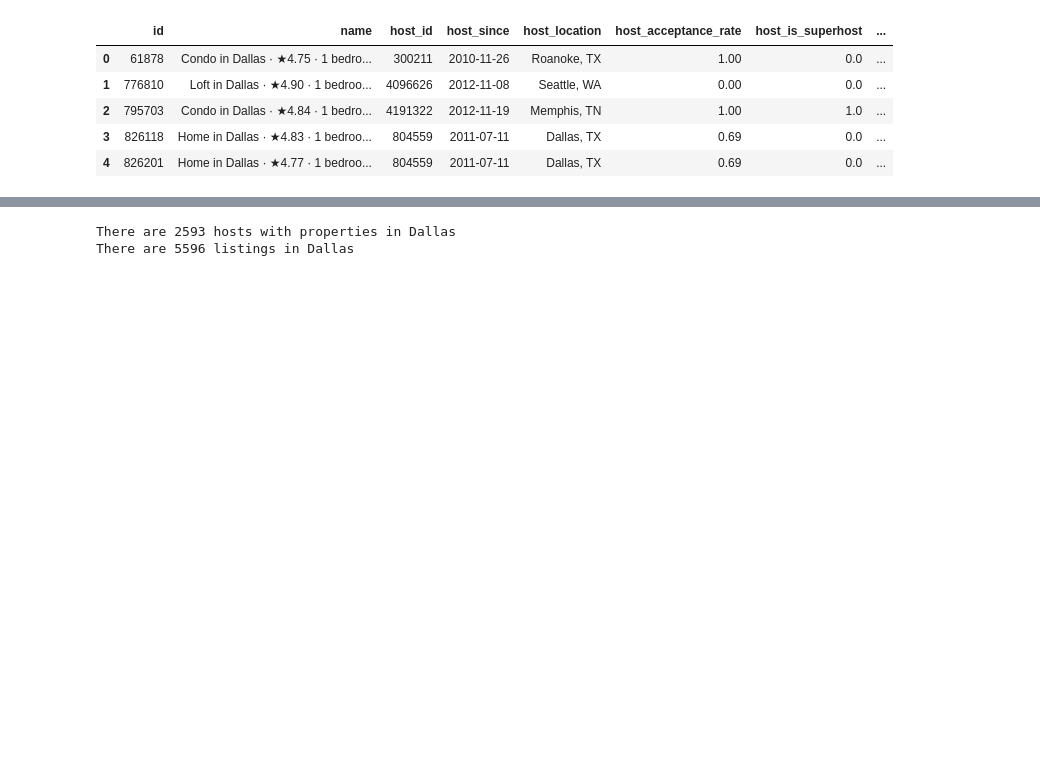
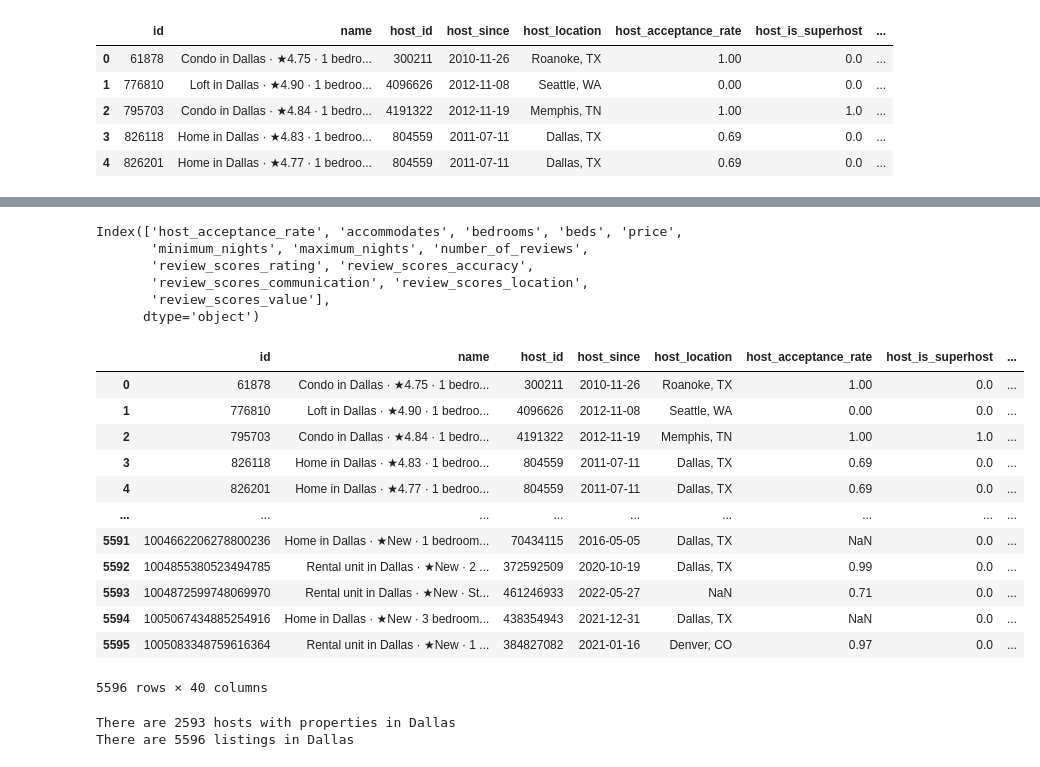
Before and after one commit to landon-g/PortfolioProjects, a Jupyter notebook: Airbnb Data.ipynb, the cells around one changed output, grey strips where cells are left out. Saved outputs shown, nothing was run; the diff lists cells and outputs as text; code cells hidden in the pictures; blank space fills up the shorter version.

Commit message:
Update Airbnb Data Notebook
Added a standardized dataframe.

```diff
--- a/Airbnb Data.ipynb
+++ b/Airbnb Data.ipynb
@@ -118,3 +104,33 @@ Now we may need to standardize the variables. We will for clusters, researching
+# %%
+cols = df.columns
+cols = cols.drop(['longitude','host_location','host_is_superhost','host_since','host_id','id','name','latitude','neighbourhood_cleansed','room_type','nb1','nb2','nb3','nb4','nb5','nb6','nb7','nb8','nb9','nb10','nb11','nb12','nb13','nb14','entire_home','private_room','shared_room'])
+cols
+# %% [output]
+Index(['host_acceptance_rate', 'accommodates', 'bedrooms', 'beds', 'price',
+       'minimum_nights', 'maximum_nights', 'number_of_reviews',
+       'review_scores_rating', 'review_scores_accuracy',
+       'review_scores_communication', 'review_scores_location',
+       'review_scores_value'],
+      dtype='object')
+# %%
+df_stnd = df.copy()
+for var in cols:
+    df_stnd[var] = (df[var] - np.min(df[var]))/(np.max(df[var]) - np.min(df[var]))
+df_stnd
+# %% [output]
+|  | id | name | host_id | host_since | host_location | host_acceptance_rate | host_is_superhost | ... |
+| 0 | 61878 | Condo in Dallas · ★4.75 · 1 bedro... | 300211 | 2010-11-26 | Roanoke, TX | 1.00 | 0.0 | ... |
+| 1 | 776810 | Loft in Dallas · ★4.90 · 1 bedroo... | 4096626 | 2012-11-08 | Seattle, WA | 0.00 | 0.0 | ... |
+| 2 | 795703 | Condo in Dallas · ★4.84 · 1 bedro... | 4191322 | 2012-11-19 | Memphis, TN | 1.00 | 1.0 | ... |
+| 3 | 826118 | Home in Dallas · ★4.83 · 1 bedroo... | 804559 | 2011-07-11 | Dallas, TX | 0.69 | 0.0 | ... |
+| 4 | 826201 | Home in Dallas · ★4.77 · 1 bedroo... | 804559 | 2011-07-11 | Dallas, TX | 0.69 | 0.0 | ... |
+| ... | ... | ... | ... | ... | ... | ... | ... | ... |
+| 5591 | 1004662206278800236 | Home in Dallas · ★New · 1 bedroom... | 70434115 | 2016-05-05 | Dallas, TX | NaN | 0.0 | ... |
+| 5592 | 1004855380523494785 | Rental unit in Dallas · ★New · 2 ... | 372592509 | 2020-10-19 | Dallas, TX | 0.99 | 0.0 | ... |
+| 5593 | 1004872599748069970 | Rental unit in Dallas · ★New · St... | 461246933 | 2022-05-27 | NaN | 0.71 | 0.0 | ... |
+| 5594 | 1005067434885254916 | Home in Dallas · ★New · 3 bedroom... | 438354943 | 2021-12-31 | Dallas, TX | NaN | 0.0 | ... |
+| 5595 | 1005083348759616364 | Rental unit in Dallas · ★New · 1 ... | 384827082 | 2021-01-16 | Denver, CO | 0.97 | 0.0 | ... |
+5596 rows × 40 columns
 # %%
 #Number of Hosts (Unique Host IDs)
 numHosts = df['host_id'].nunique()
```
Also changed, not shown: parts of 5 cells of this notebook.
